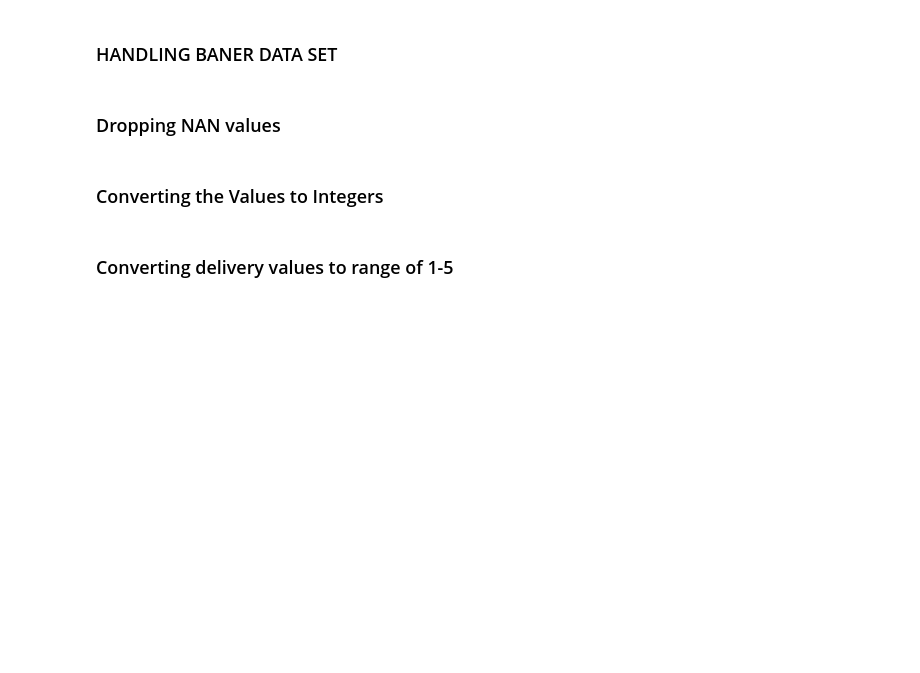
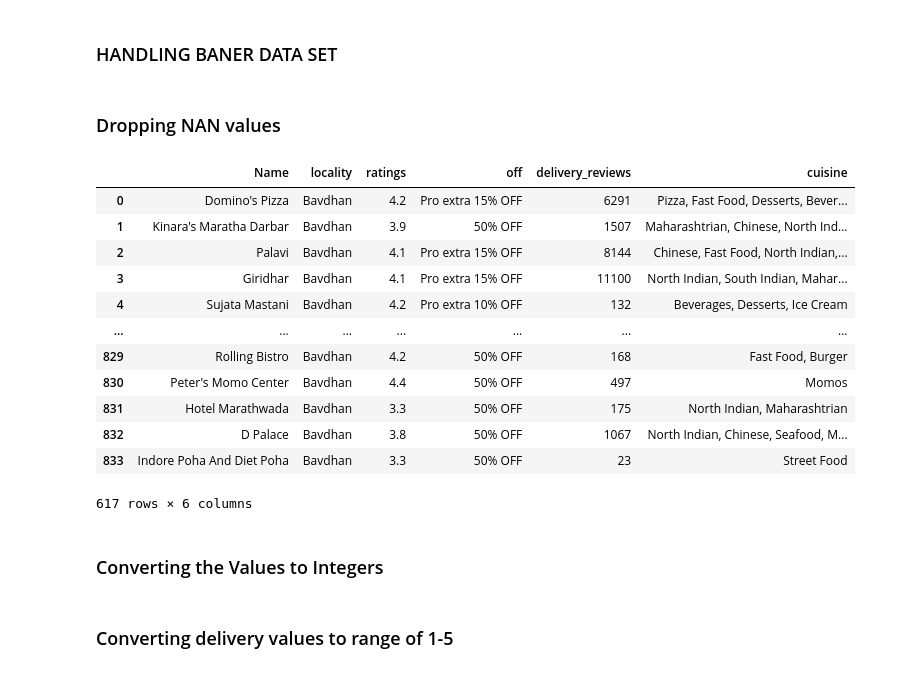
Before and after one commit to Ruthik27/Bed_Rest_and_Order_Services, a Jupyter notebook: new_data_zomato.ipynb, the cells around one changed output. Saved outputs shown, nothing was run; the diff lists cells and outputs as text; code cells hidden in the pictures; blank space fills up the shorter version.

```diff
--- a/new_data_zomato.ipynb
+++ b/new_data_zomato.ipynb
@@ -78,0 +76,16 @@ baner_ratings = baner_ratings[baner_ratings.delivery_reviews != '']
+# %%
+bavdhan_ratings
+# %% [output]
+|  | Name | locality | ratings | off | delivery_reviews | cuisine |
+| 0 | Domino's Pizza | Bavdhan | 4.2 | Pro extra 15% OFF | 6291 | Pizza, Fast Food, Desserts, Bever... |
+| 1 | Kinara's Maratha Darbar | Bavdhan | 3.9 | 50% OFF | 1507 | Maharashtrian, Chinese, North Ind... |
+| 2 | Palavi | Bavdhan | 4.1 | Pro extra 15% OFF | 8144 | Chinese, Fast Food, North Indian,... |
+| 3 | Giridhar | Bavdhan | 4.1 | Pro extra 15% OFF | 11100 | North Indian, South Indian, Mahar... |
+| 4 | Sujata Mastani | Bavdhan | 4.2 | Pro extra 10% OFF | 132 | Beverages, Desserts, Ice Cream |
+| ... | ... | ... | ... | ... | ... | ... |
+| 829 | Rolling Bistro | Bavdhan | 4.2 | 50% OFF | 168 | Fast Food, Burger |
+| 830 | Peter's Momo Center | Bavdhan | 4.4 | 50% OFF | 497 | Momos |
+| 831 | Hotel Marathwada | Bavdhan | 3.3 | 50% OFF | 175 | North Indian, Maharashtrian |
+| 832 | D Palace | Bavdhan | 3.8 | 50% OFF | 1067 | North Indian, Chinese, Seafood, M... |
+| 833 | Indore Poha And Diet Poha | Bavdhan | 3.3 | 50% OFF | 23 | Street Food |
+617 rows × 6 columns
```
Also changed, not shown: parts of 28 cells of this notebook, 1 other file.
